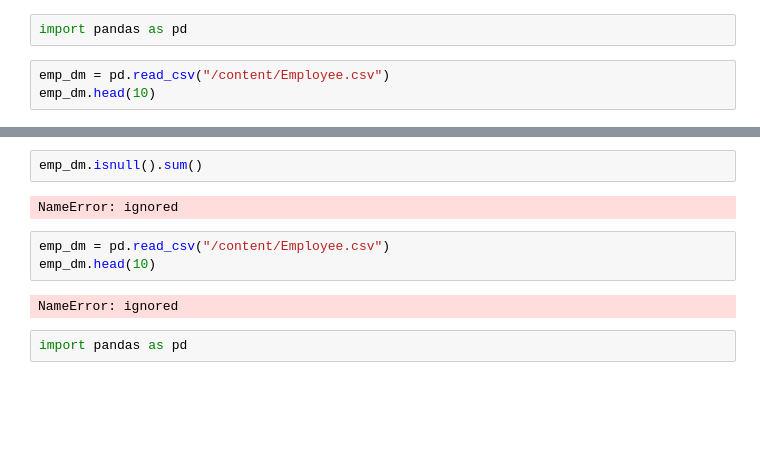
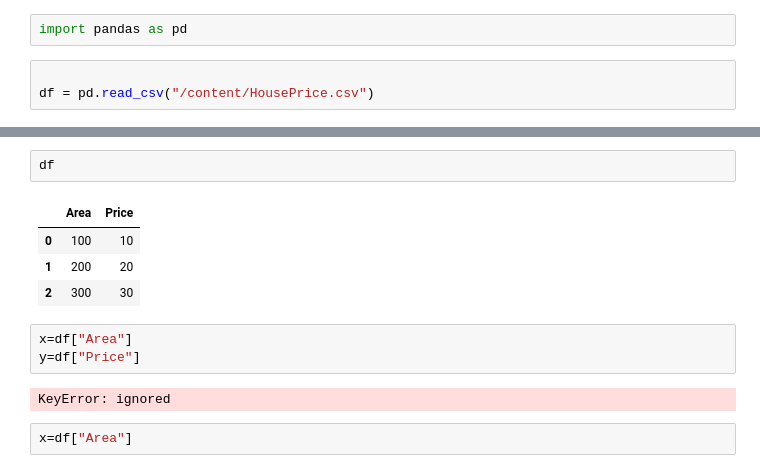
Before and after one commit to Anas1657/MACHINE-LEARNING, a Jupyter notebook: class.ipynb, the cells around one changed output, grey strips where cells are left out. Saved outputs shown, nothing was run; the diff lists cells and outputs as text; blank space fills up the shorter version.

```diff
--- a/class.ipynb
+++ b/class.ipynb
@@ -7,5 +3,5 @@ ModuleNotFoundError: ignored
 # %%
 import pandas as pd
 # %%
-emp_dm = pd.read_csv("/content/Employee.csv")
-emp_dm.head(10)
+
+df = pd.read_csv("/content/HousePrice.csv")
@@ -52,11 +8,14 @@ Name: Education, dtype: int64
-# %%
-emp_dm.isnull().sum()
-# %% [output]
-NameError: ignored
-# %%
-emp_dm = pd.read_csv("/content/Employee.csv")
-emp_dm.head(10)
-# %% [output]
-NameError: ignored
-# %%
-import pandas as pd
+# %%
+df
+# %% [output]
+|  | Area | Price |
+| 0 | 100 | 10 |
+| 1 | 200 | 20 |
+| 2 | 300 | 30 |
+# %%
+x=df["Area"]
+y=df["Price"]
+# %% [output]
+KeyError: ignored
+# %%
+x=df["Area"]
```
Also changed, not shown: parts of 24 cells of this notebook.
